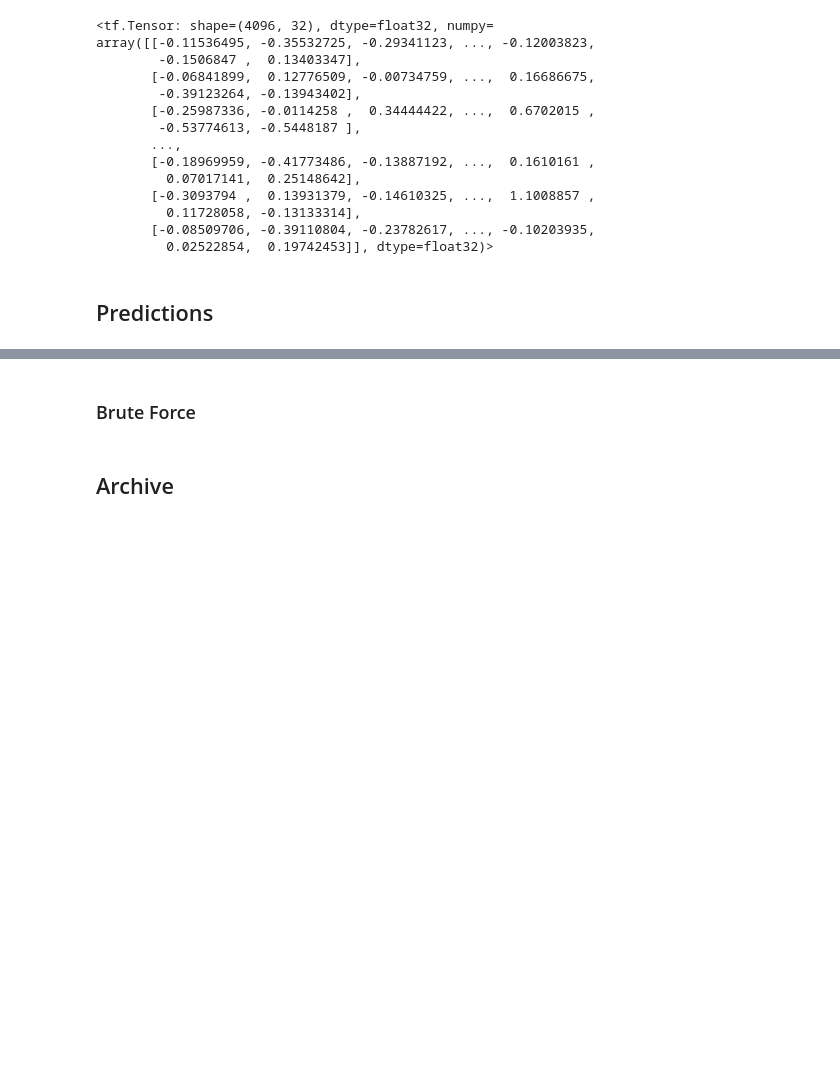
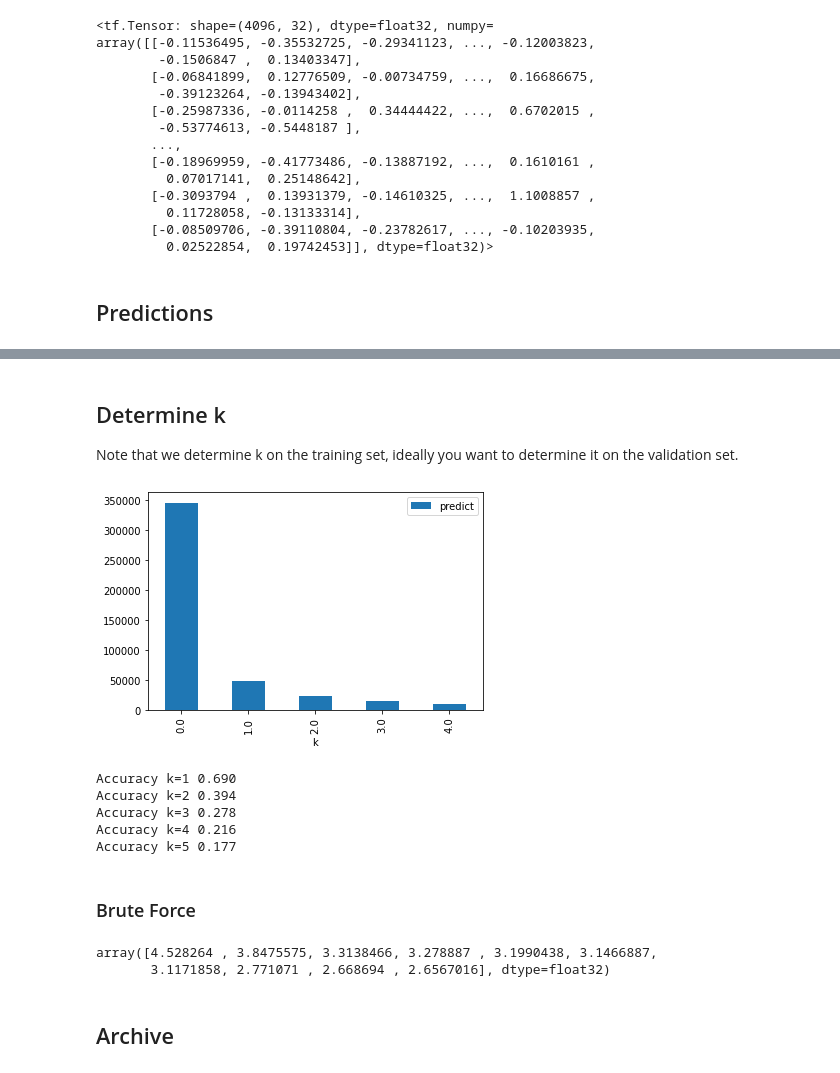
Before and after one commit to karlijn1991653/Kaggle_expedia, a Jupyter notebook: deep-learning/Tensorflow-Expedia-side-features-change-annoy-predict.ipynb, the cells around one changed output, grey strips where cells are left out. Drawn from its saved outputs; the diff is of its cells as text; code cells hidden in the pictures; blank space fills up the shorter version.

Commit message:
determine k

```diff
--- a/deep-learning/Tensorflow-Expedia-side-features-change-annoy-predict.ipynb
+++ b/deep-learning/Tensorflow-Expedia-side-features-change-annoy-predict.ipynb
@@ -402,0 +409,37 @@ user_embeddings.shape
+# %% [markdown]
+## Determine k
+
+Note that we determine k on the training set, ideally you want to determine it on the validation set.
+# %%
+cached_df = dataset.batch(500_000)
+# %%
+user_embeddings_train = model.user_model.predict(cached_df)
+# %%
+index_bruteforce = tfrs.layers.ann.BruteForce()
+
+hotel_cluster_embeddings = hotels.batch(100).map(model.hotel_cluster_model)
+
+# recommends hotels from all hotel clusters.
+index_bruteforce.index(candidates=hotel_cluster_embeddings,
+                      identifiers=hotels)
+
+(scores, brute_force_result) = index_bruteforce(queries=user_embeddings_train)
+
+results_train = [[int(i)
+ for i
+ in query[:5]]
+ for query
+ in brute_force_result.numpy()
+]
+# %%
+determine_k_df = (
+    pd.DataFrame({'hotel_cluster' : df['hotel_cluster'], 'predict' : results_train})
+     .assign(
+        top5=lambda df: df.apply(lambda x: x['hotel_cluster'] in x['predict'], axis=1))
+    .assign(
+        k=lambda df: df.apply(lambda x: x['predict'].index(x['hotel_cluster']) if x['top5'] else None, axis=1))
+)
+# %%
+determine_k_df[determine_k_df['top5']].groupby('k').count().plot(kind='bar', y='predict');
+# %% [output]
+[figure, added]
@@ -403,3 +449,15 @@ user_embeddings.shape
+# %%
+print(f'Accuracy k=1 {k_accuracy(determine_k_df, 0):.3f}')
+print(f'Accuracy k=2 {k_accuracy(determine_k_df, 1):.3f}')
+print(f'Accuracy k=3 {k_accuracy(determine_k_df, 2):.3f}')
+print(f'Accuracy k=4 {k_accuracy(determine_k_df, 3):.3f}')
+print(f'Accuracy k=5 {k_accuracy(determine_k_df, 4):.3f}')
+# %% [output]
+Accuracy k=1 0.690
+Accuracy k=2 0.394
+Accuracy k=3 0.278
+Accuracy k=4 0.216
+Accuracy k=5 0.177
 # %% [markdown]
 ### Brute Force
 # %%
@@ -424,4 +482,9 @@ results = [[str(int(i))
 ]
+# %%
+scores[9].numpy()
+# %% [output]
+array([4.528264 , 3.8475575, 3.3138466, 3.278887 , 3.1990438, 3.1466887,
+       3.1171858, 2.771071 , 2.668694 , 2.6567016], dtype=float32)
 # %%
 pd.DataFrame({'id': df['id'], 'hotel_cluster': [' '.join(result) for result in results]}).to_csv('submission.csv', index=False)
 # %%
```
Also changed, not shown: parts of 11 cells of this notebook.
